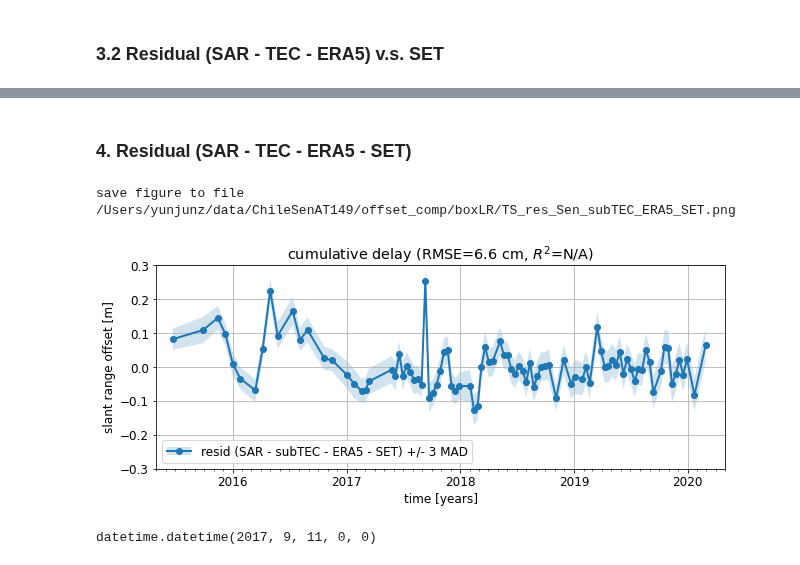
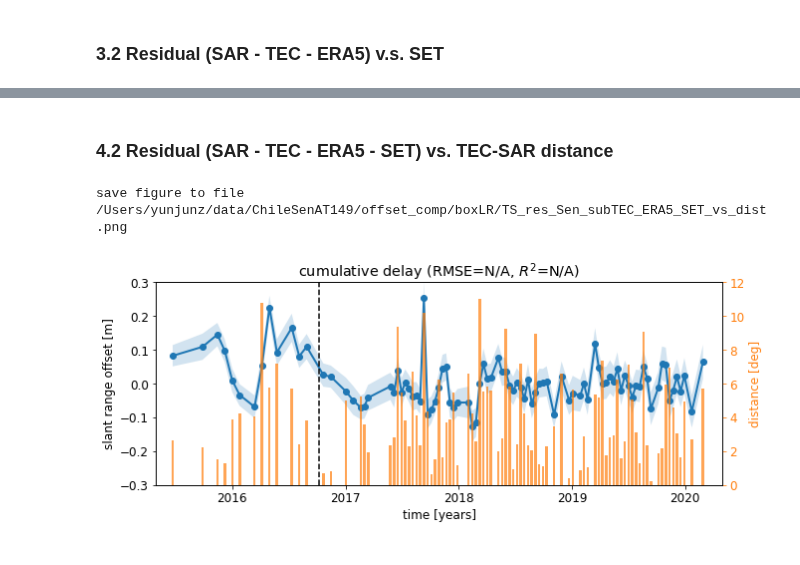
Before and after one commit to yunjunz/2022-Geolocation, a Jupyter notebook: offset_comp.ipynb, the cells around one changed output, grey strips where cells are left out. Cells and saved outputs as stored; diff of their text form; code cells hidden in the pictures.

```diff
--- a/offset_comp.ipynb
+++ b/offset_comp.ipynb
@@ -21,15 +31,19 @@ fig_size = [9, 4]
 
 # config
 n = 3                   # number of med abs dev
+dt_s1ab = dt.datetime(2016, 10, 7)    # dateime separating S1A and S1B
+tropo_opt = 'vHgtMed'   # cHgtCen / vHgtMed. vHgtMed is preferred due to its better match with the residual in terms of magnitude
 iono_version = 2.1      # 1.0 / 2.0 / 2.1
-tropo_opt = 'vHgtMed'   # cHgtCen / vHgtMed. vHgtMed is preferred due to its better match with the residual in terms of magnitude
+tec_src = 'GIM'         # GIM / IGS
+tec_type = 'subTEC'        # subTEC / TEC
 save = True
 
 # location of interest
+#box = (85, 25, 145, 70);  box_suffix = 'boxCC'   # box to read for range offset in (x0, y0, x1, y1)
 box = (10, 55, 20, 70);   box_suffix = 'boxCL'   # box in the center left with low  altitude
-#box = (85, 25, 145, 70);  box_suffix = 'boxCC'   # box to read for range offset in (x0, y0, x1, y1)
 box = (200, 15, 215, 30); box_suffix = 'boxLR'   # box in the lower right with high altitude
 
+# dir
 proj_dir = os.path.expanduser('~/data/ChileSenAT149')
 work_dir = os.path.join(proj_dir, 'offset_comp', box_suffix)
 os.chdir(work_dir)
@@ -95,8 +109,8 @@ for key, fname in fDict.items():
         print('read {} data from pickle file: {}'.format(key, fname))
 
 flag = get_common_index(dDict['SAR']['date'], dDict['GIM']['date'])[0]
-x1      = np.array(dDict['SAR']['time'])    # All the others
-x2      = np.array(dDict['GIM']['time'])    # GIM
+t1      = np.array(dDict['SAR']['time'])    # All the others
+t2      = np.array(dDict['GIM']['time'])    # GIM
 sar     = np.array(dDict['SAR']['range_offset_med'])            # estimated offset from SAR
 sar_err = np.array(dDict['SAR']['range_offset_mad']) * n
 gimT    = np.array(dDict['GIM']['range_delay4Cband_TEC'])       # predicted offset from GIM TEC
@@ -108,7 +122,7 @@ igs     = np.array(dDict['IGS']['range_delay4Cband_TEC']) * -1  # predicted offs
 igs2    = np.array(dDict['IGS']['TEC']) * -1
 era     = np.array(dDict['ERA']['range_delay_tropo_med'])       # predicted offset from ERA5 (dry + wet)
 era_err = np.array(dDict['ERA']['range_delay_tropo_mad']) * n
-sld     = np.array(dDict['SET']['range_delay_SET_med']) * -1         # predicted offset from SET
+sld     = np.array(dDict['SET']['range_delay_SET_med']) * -1    # predicted offset from SET
 sld_err = np.array(dDict['SET']['range_delay_SET_mad']) * -1 * n
 
 # align other data to SAR with a constant
@@ -118,6 +132,12 @@ gimS -= gimS[0]
 igs -= igs[0]
 era -= era[0]
 sld -= sld[0]
+
+# iono datasets
+tec = {}
+tec['TECigs']    = {'time': t1, 'delay': igs,  'value': igs2}
+tec['TECgim']    = {'time': t2, 'delay': gimT, 'value': gimT2}
+tec['subTECgim'] = {'time': t2, 'delay': gimS, 'value': gimS2}
 # %% [output]
 read SAR data from pickle file: /Users/yunjunz/data/ChileSenAT149/offset_comp/boxLR/sar.pickle
 read GIM data from pickle file: /Users/yunjunz/data/ChileSenAT149/offset_comp/boxLR/gim_tec_v2.1.pickle
@@ -389,44 +466,42 @@ save figure to file /Users/yunjunz/data/ChileSenAT149/offset_comp/boxLR/DOT_res_
 # %% [markdown]
-### 4. Residual (SAR - TEC - ERA5 - SET)
+### 4.2 Residual (SAR - TEC - ERA5 - SET) vs. TEC-SAR distance
 # %%
-#out_fig_suffix = 'ERA5{}_vs_res_Sen_GIMv{}'.format(tropo_opt, iono_version)  # to compare ERA5 calc approaches
-tec_type = 'subTEC'    # subTEC, TEC
-out_fig_suffix = 'res_Sen_{}_ERA5_SET'.format(tec_type)
+out_fig_suffix = 'res_Sen_{}_ERA5_SET_vs_dist'.format(tec_type)
 
 ## data
-res = sar[flag] - gimS - era[flag] - sld[flag]
+key = tec_type + tec_src.lower()
+res = sar[flag] - tec[key]['delay'] - era[flag] - sld[flag]
 res_err = (sar_err[flag]**2 + era_err[flag]**2 + sld_err[flag]**2) ** 0.5
-
-# stats
-rmse = np.sqrt(np.sum(res**2) / (np.sum(flag) - 1))
-stats_msg = 'RMSE={:.1f} cm, $R^2$=N/A'.format(rmse*100)
+dist = np.array(dDict['GIM']['dist_deg'])
 
 ## plot
 fig, ax = plt.subplots(figsize=[9, 4])
+
 p0, = ax.plot(x2, res,  '-o', color='C0', ms=6, lw=2)
 p1  = ax.fill_between(x2, res - res_err, res + res_err, fc='C0', ec='none', alpha=0.2)
-
 # axis format
+ax.axvline(x=dt_s1ab, linestyle='--', color='k')   # S1A / S1B
 ax.set_xlim(dt.datetime(2015, 5, 1), dt.datetime(2020, 5, 1))
 ax.set_ylim(-0.3, 0.3)
 ax.set_xlabel('time [years]')
 ax.set_ylabel('slant range offset [m]')
-ax.set_title('cumulative delay ({})'.format(stats_msg))
-pp.auto_adjust_xaxis_date(ax, x1, every_year=1, buffer_year=None)
-ax.grid('on')
-ax.legend([(p0, p1)], ['resid (SAR - {} - ERA5 - SET) +/- {} MAD'.format(tec_type, n)], loc='lower left')
+ax.set_title('cumulative delay (RMSE=N/A, $R^2$=N/A)')
+#ax.legend([(p0, p1)], ['resid (SAR - {} - ERA5 - SET) +/- {} MAD'.format(tec_type, n)], loc='upper right')
+fig.tight_layout()
+
+ax2 = ax.twinx()
+ax2.bar(x2, dist, width=8, color='C1', label='dist', alpha=0.7)
+# axis format
+ax2.tick_params(which='both', axis='y', colors='C1')
+ax2.set_ylim(0, 12)
+ax2.set_ylabel('distance [deg]', color='C1')
 
 # output
-fig.tight_layout()
 out_fig = os.path.join(work_dir, 'TS_{}.png'.format(out_fig_suffix))
 print('save figure to file', out_fig)
 if save:
     plt.savefig(out_fig, bbox_inches='tight', transparent=True, dpi=300)
 plt.show()
 # %% [output]
-save figure to file /Users/yunjunz/data/ChileSenAT149/offset_comp/boxLR/TS_res_Sen_subTEC_ERA5_SET.png
+save figure to file /Users/yunjunz/data/ChileSenAT149/offset_comp/boxLR/TS_res_Sen_subTEC_ERA5_SET_vs_dist.png
-[figure, old version]
+[figure, new version]
-# %%
-x2[ind]
-# %% [output]
-datetime.datetime(2017, 9, 11, 0, 0)
```
Also changed, not shown: parts of 10 cells of this notebook, 2 other files.
